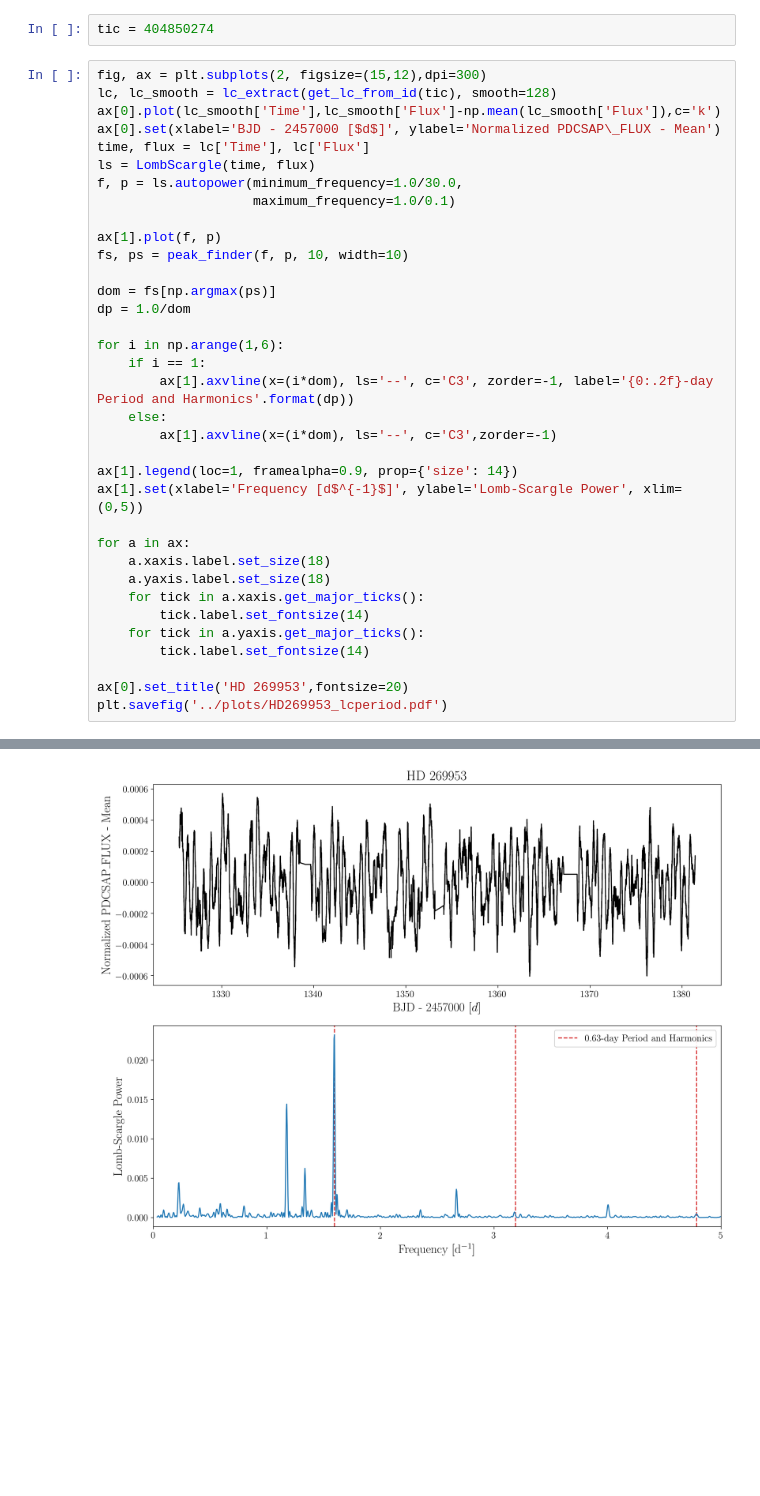
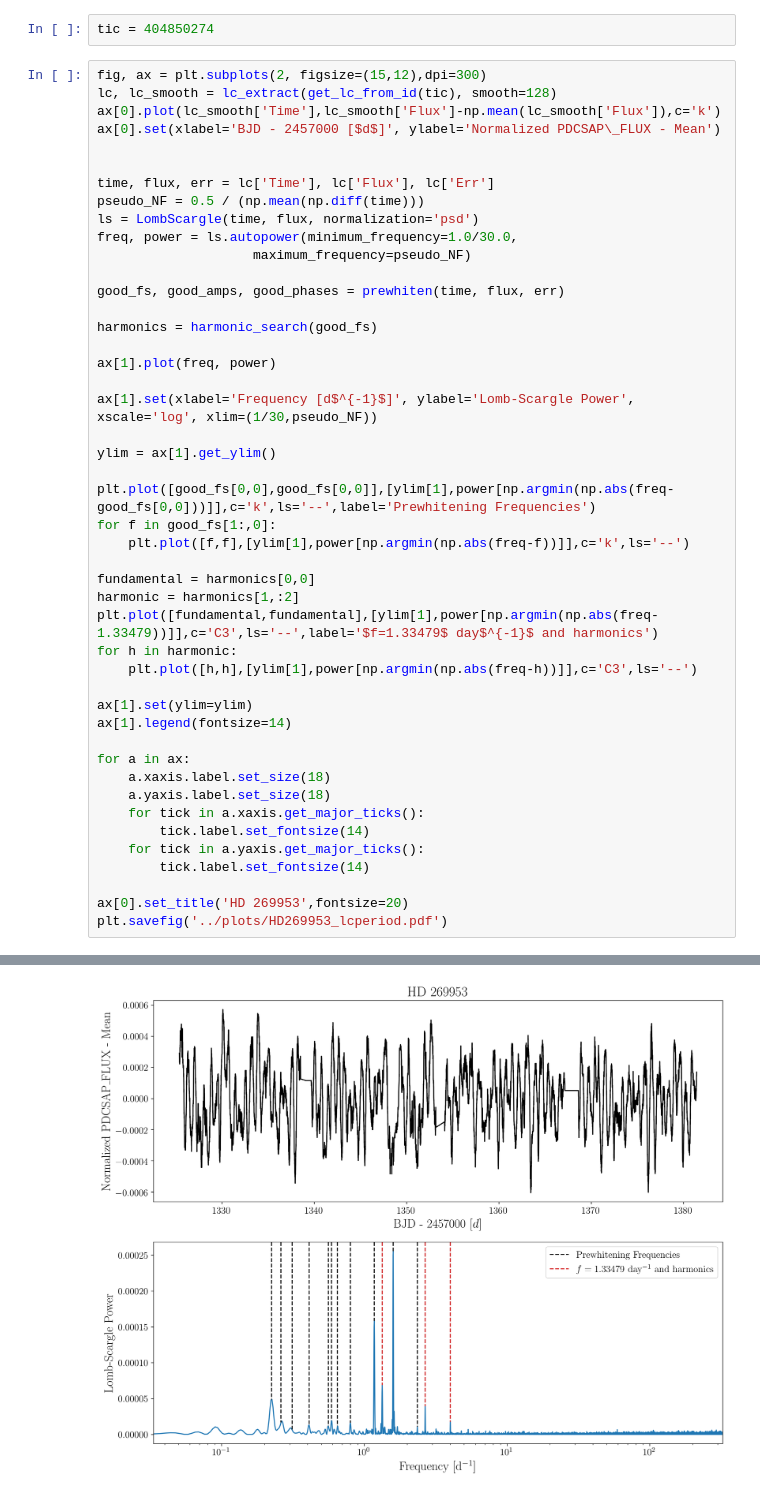
Before and after one commit to tzdwi/TESS, a Jupyter notebook: code/HD269953_YSG.ipynb, the cells around one changed output, grey strips where cells are left out. Saved outputs shown, nothing was run; the diff lists cells and outputs as text; blank space fills up the shorter version.

Commit message:
added harmonic/combination searches through prewhitening frequencies

```diff
--- a/code/HD269953_YSG.ipynb
+++ b/code/HD269953_YSG.ipynb
@@ -18,25 +18,36 @@ fig, ax = plt.subplots(2, figsize=(15,12),dpi=300)
 lc, lc_smooth = lc_extract(get_lc_from_id(tic), smooth=128)
 ax[0].plot(lc_smooth['Time'],lc_smooth['Flux']-np.mean(lc_smooth['Flux']),c='k')
 ax[0].set(xlabel='BJD - 2457000 [$d$]', ylabel='Normalized PDCSAP\_FLUX - Mean')
-time, flux = lc['Time'], lc['Flux']
-ls = LombScargle(time, flux)
-f, p = ls.autopower(minimum_frequency=1.0/30.0,
-                    maximum_frequency=1.0/0.1)
 
-ax[1].plot(f, p)
-fs, ps = peak_finder(f, p, 10, width=10)
 
-dom = fs[np.argmax(ps)]
-dp = 1.0/dom
+time, flux, err = lc['Time'], lc['Flux'], lc['Err']
+pseudo_NF = 0.5 / (np.mean(np.diff(time)))
+ls = LombScargle(time, flux, normalization='psd')
+freq, power = ls.autopower(minimum_frequency=1.0/30.0,
+                    maximum_frequency=pseudo_NF)
 
-for i in np.arange(1,6):
-    if i == 1:
-        ax[1].axvline(x=(i*dom), ls='--', c='C3', zorder=-1, label='{0:.2f}-day Period and Harmonics'.format(dp))
-    else:
-        ax[1].axvline(x=(i*dom), ls='--', c='C3',zorder=-1)
+good_fs, good_amps, good_phases = prewhiten(time, flux, err)
 
-ax[1].legend(loc=1, framealpha=0.9, prop={'size': 14})
-ax[1].set(xlabel='Frequency [d$^{-1}$]', ylabel='Lomb-Scargle Power', xlim=(0,5))
+harmonics = harmonic_search(good_fs)
+
+ax[1].plot(freq, power)
+
+ax[1].set(xlabel='Frequency [d$^{-1}$]', ylabel='Lomb-Scargle Power', xscale='log', xlim=(1/30,pseudo_NF))
+
+ylim = ax[1].get_ylim()
+
+plt.plot([good_fs[0,0],good_fs[0,0]],[ylim[1],power[np.argmin(np.abs(freq-good_fs[0,0]))]],c='k',ls='--',label='Prewhitening Frequencies')
+for f in good_fs[1:,0]:
+    plt.plot([f,f],[ylim[1],power[np.argmin(np.abs(freq-f))]],c='k',ls='--')
+
+fundamental = harmonics[0,0]
+harmonic = harmonics[1,:2]
+plt.plot([fundamental,fundamental],[ylim[1],power[np.argmin(np.abs(freq-1.33479))]],c='C3',ls='--',label='$f=1.33479$ day$^{-1}$ and harmonics')
+for h in harmonic:
+    plt.plot([h,h],[ylim[1],power[np.argmin(np.abs(freq-h))]],c='C3',ls='--')
+
+ax[1].set(ylim=ylim)
+ax[1].legend(fontsize=14)
 
 for a in ax:
     a.xaxis.label.set_size(18)
@@ -52 +67 @@ plt.savefig('../plots/HD269953_lcperiod.pdf')
-[figure, old version]
+[figure, new version]
```
Also changed, not shown: parts of 1 cell of this notebook, 7 other files.
